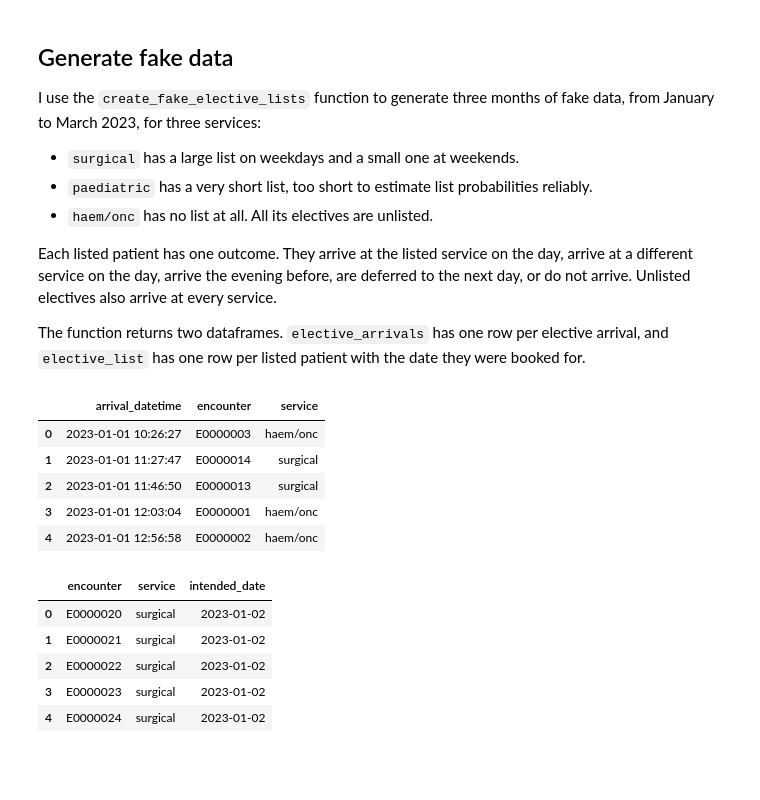
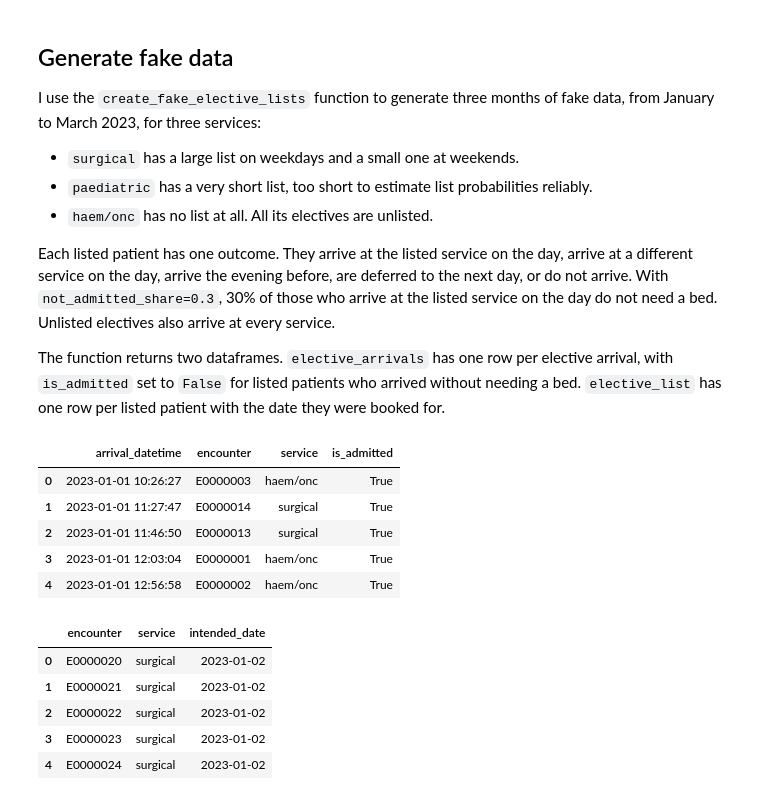
Before and after one commit to zmek/patientflow, a Jupyter notebook: notebooks/3g_Predict_elective_demand_using_a_list.ipynb, the cells around one changed output. Drawn from its saved outputs; the diff is of its cells as text; code cells hidden in the pictures; blank space fills up the shorter version.

```diff
--- a/notebooks/3g_Predict_elective_demand_using_a_list.ipynb
+++ b/notebooks/3g_Predict_elective_demand_using_a_list.ipynb
@@ -30,21 +30,23 @@ I use the `create_fake_elective_lists` function to generate three months of fake
 * `paediatric` has a very short list, too short to estimate list probabilities reliably.
 * `haem/onc` has no list at all. All its electives are unlisted.
 
-Each listed patient has one outcome. They arrive at the listed service on the day, arrive at a different service on the day, arrive the evening before, are deferred to the next day, or do not arrive. Unlisted electives also arrive at every service.
+Each listed patient has one outcome. They arrive at the listed service on the day, arrive at a different service on the day, arrive the evening before, are deferred to the next day, or do not arrive. With `not_admitted_share=0.3`, 30% of those who arrive at the listed service on the day do not need a bed. Unlisted electives also arrive at every service.
 
-The function returns two dataframes. `elective_arrivals` has one row per elective arrival, and `elective_list` has one row per listed patient with the date they were booked for.
+The function returns two dataframes. `elective_arrivals` has one row per elective arrival, with `is_admitted` set to `False` for listed patients who arrived without needing a bed. `elective_list` has one row per listed patient with the date they were booked for.
 # %%
 from patientflow.generate import create_fake_elective_lists
 
-elective_arrivals, elective_list = create_fake_elective_lists('2023-01-01', '2023-04-01')
+elective_arrivals, elective_list = create_fake_elective_lists(
+    '2023-01-01', '2023-04-01', not_admitted_share=0.3
+)
 elective_arrivals.head()
 # %% [output]
-|  | arrival_datetime | encounter | service |
-| 0 | 2023-01-01 10:26:27 | E0000003 | haem/onc |
-| 1 | 2023-01-01 11:27:47 | E0000014 | surgical |
-| 2 | 2023-01-01 11:46:50 | E0000013 | surgical |
-| 3 | 2023-01-01 12:03:04 | E0000001 | haem/onc |
-| 4 | 2023-01-01 12:56:58 | E0000002 | haem/onc |
+|  | arrival_datetime | encounter | service | is_admitted |
+| 0 | 2023-01-01 10:26:27 | E0000003 | haem/onc | True |
+| 1 | 2023-01-01 11:27:47 | E0000014 | surgical | True |
+| 2 | 2023-01-01 11:46:50 | E0000013 | surgical | True |
+| 3 | 2023-01-01 12:03:04 | E0000001 | haem/onc | True |
+| 4 | 2023-01-01 12:56:58 | E0000002 | haem/onc | True |
 # %%
 elective_list.head()
 # %% [output]
```
Also changed, not shown: parts of 28 cells of this notebook, 7 other files.
